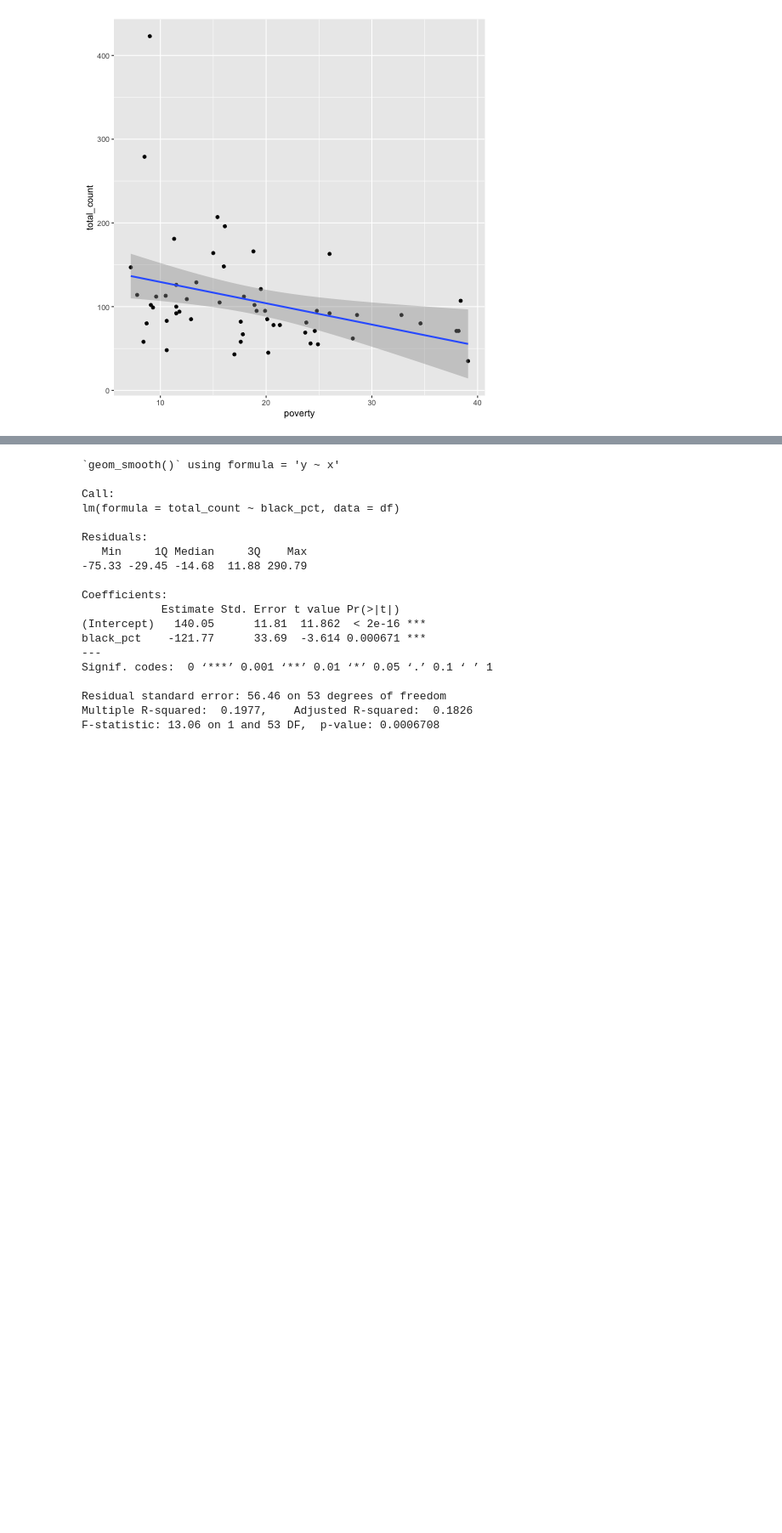
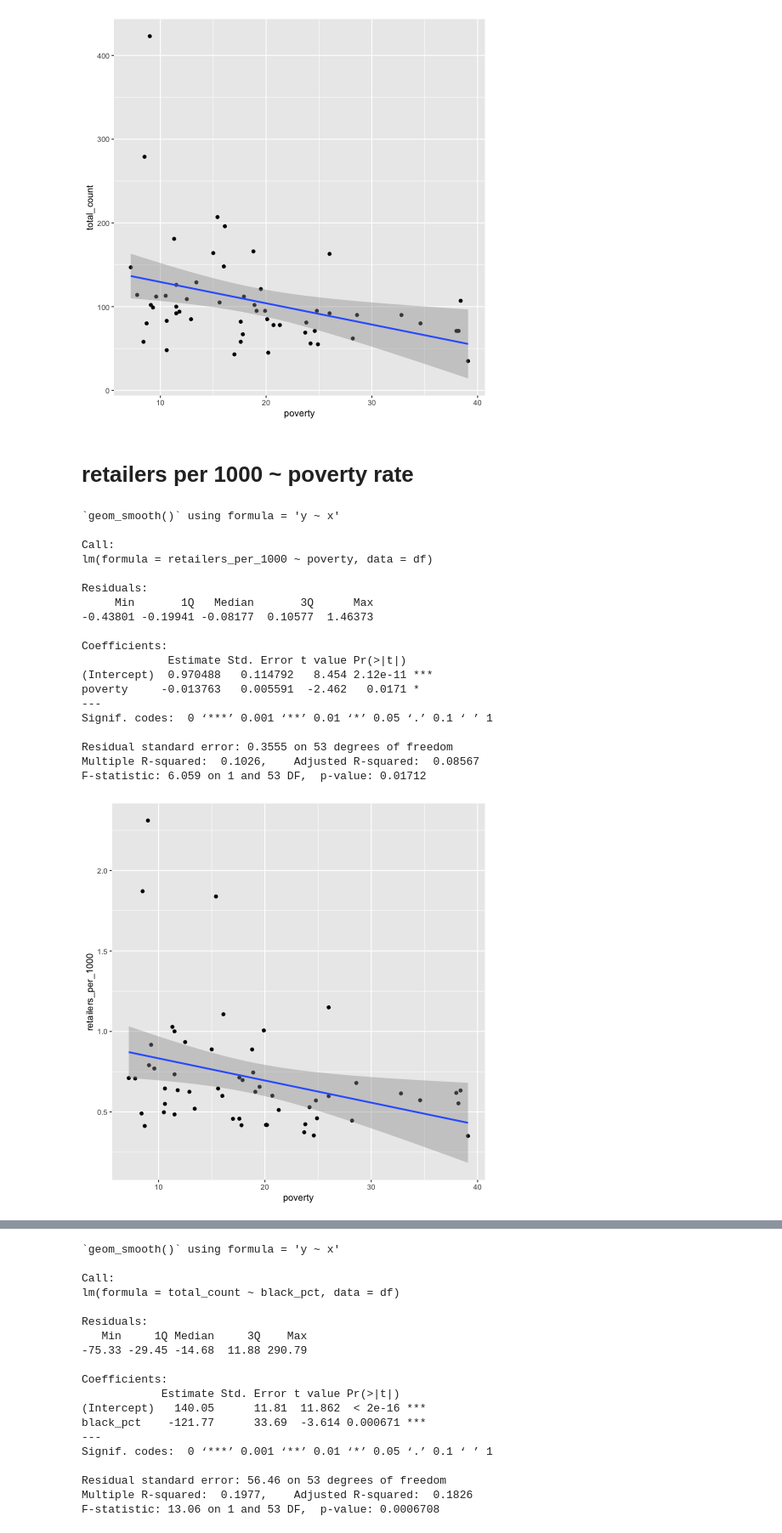
Before and after one commit to dlaiu/smoke-shops-regression, a Jupyter notebook: regression-cb.ipynb, the cells around one changed output, grey strips where cells are left out. Shown at 85% size. Cells and saved outputs as stored; diff of their text form; code cells hidden in the pictures; blank space fills up the shorter version.

```diff
--- a/regression-cb.ipynb
+++ b/regression-cb.ipynb
@@ -220,3 +325,34 @@ Residual standard error: 59 on 53 degrees of freedom
 Multiple R-squared:  0.124,     Adjusted R-squared:  0.1075
 F-statistic: 7.501 on 1 and 53 DF,  p-value: 0.008378
 [figure]
+# %% [markdown]
+# retailers per 1000 ~ poverty rate
+# %%
+%%R
+
+plot <- ggplot(df, aes(x = poverty, y = retailers_per_1000)) + geom_point() + geom_smooth(method = 'lm')
+print(plot)
+
+model <- lm(retailers_per_1000 ~ poverty, data = df)
+summary(model)
+# %% [output]
+`geom_smooth()` using formula = 'y ~ x'
+
+Call:
+lm(formula = retailers_per_1000 ~ poverty, data = df)
+
+Residuals:
+     Min       1Q   Median       3Q      Max
+-0.43801 -0.19941 -0.08177  0.10577  1.46373
+
+Coefficients:
+             Estimate Std. Error t value Pr(>|t|)
+(Intercept)  0.970488   0.114792   8.454 2.12e-11 ***
+poverty     -0.013763   0.005591  -2.462   0.0171 *
+---
+Signif. codes:  0 ‘***’ 0.001 ‘**’ 0.01 ‘*’ 0.05 ‘.’ 0.1 ‘ ’ 1
+
+Residual standard error: 0.3555 on 53 degrees of freedom
+Multiple R-squared:  0.1026,    Adjusted R-squared:  0.08567
+F-statistic: 6.059 on 1 and 53 DF,  p-value: 0.01712
+[figure, added]
```
Also changed, not shown: parts of 30 cells of this notebook, 9 other files.
